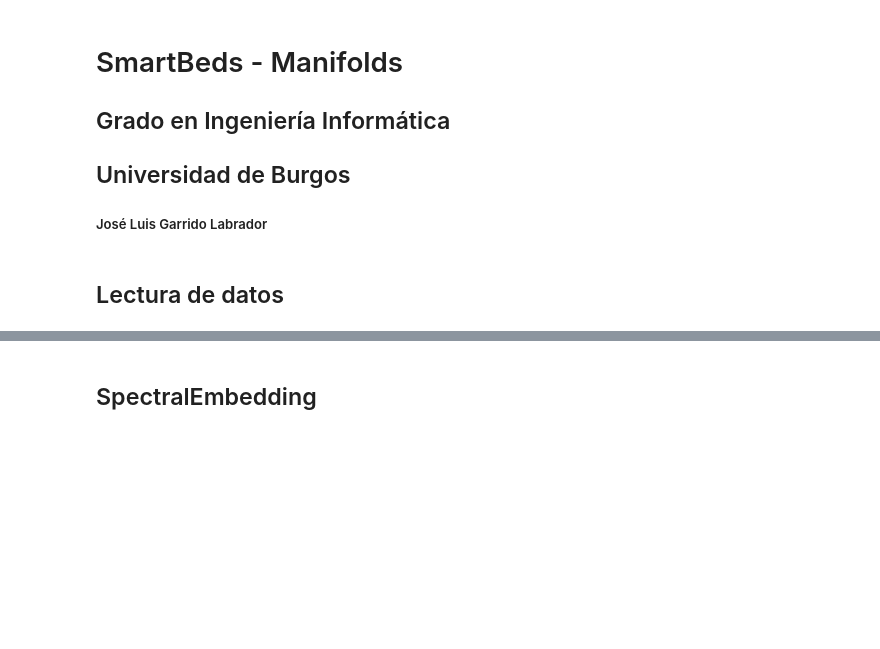
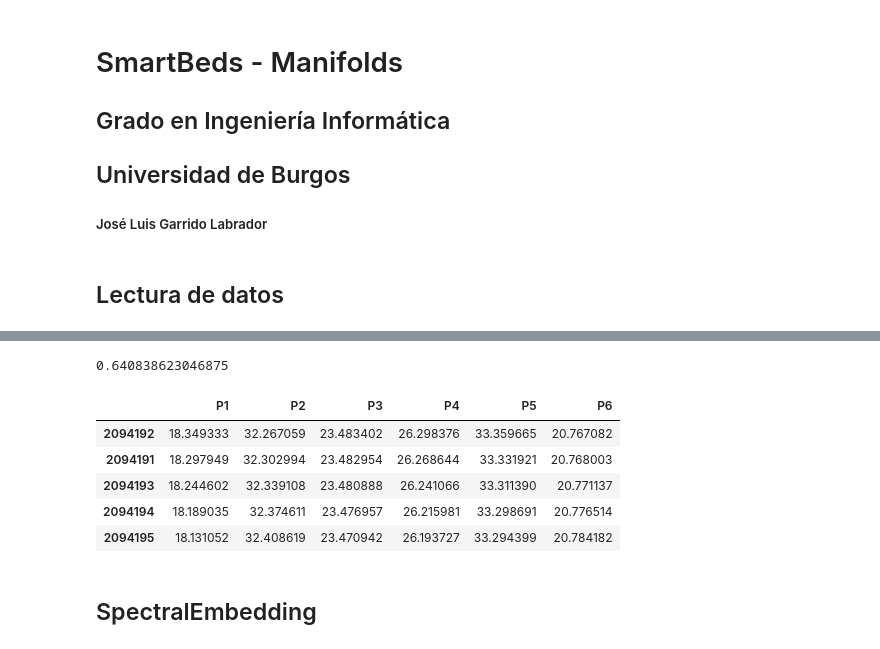
Before and after one commit to jlgarridol/TFG-SmartBeds, a Jupyter notebook: src/Técnicas de reducción de dimensionalidad.ipynb, the cells around one changed output, grey strips where cells are left out. Drawn from its saved outputs; the diff is of its cells as text; code cells hidden in the pictures; blank space fills up the shorter version.

```diff
--- a/src/Técnicas de reducción de dimensionalidad.ipynb
+++ b/src/Técnicas de reducción de dimensionalidad.ipynb
@@ -59,3 +105,16 @@ data.head()
+# %%
+dataPH = datosPartHour.iloc[:,1:len(datosPartHour.columns)-1]
+print(getsizeof(dataPH)/2**20)
+dataPH = dataPH.astype(np.float32)
+dataPH.head()
+# %% [output]
+0.640838623046875
+|  | P1 | P2 | P3 | P4 | P5 | P6 |
+| 2094192 | 18.349333 | 32.267059 | 23.483402 | 26.298376 | 33.359665 | 20.767082 |
+| 2094191 | 18.297949 | 32.302994 | 23.482954 | 26.268644 | 33.331921 | 20.768003 |
+| 2094193 | 18.244602 | 32.339108 | 23.480888 | 26.241066 | 33.311390 | 20.771137 |
+| 2094194 | 18.189035 | 32.374611 | 23.476957 | 26.215981 | 33.298691 | 20.776514 |
+| 2094195 | 18.131052 | 32.408619 | 23.470942 | 26.193727 | 33.294399 | 20.784182 |
 # %% [markdown]
 ## SpectralEmbedding
 # %%
```
Also changed, not shown: parts of 18 cells of this notebook, 2 other files.
